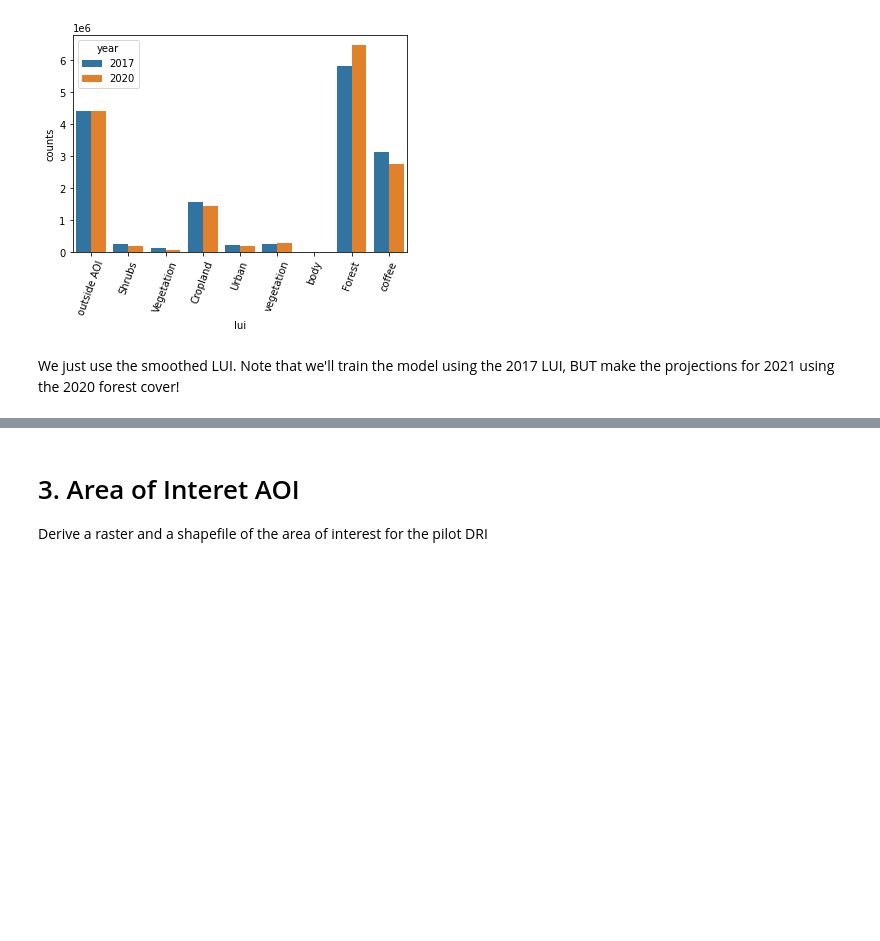
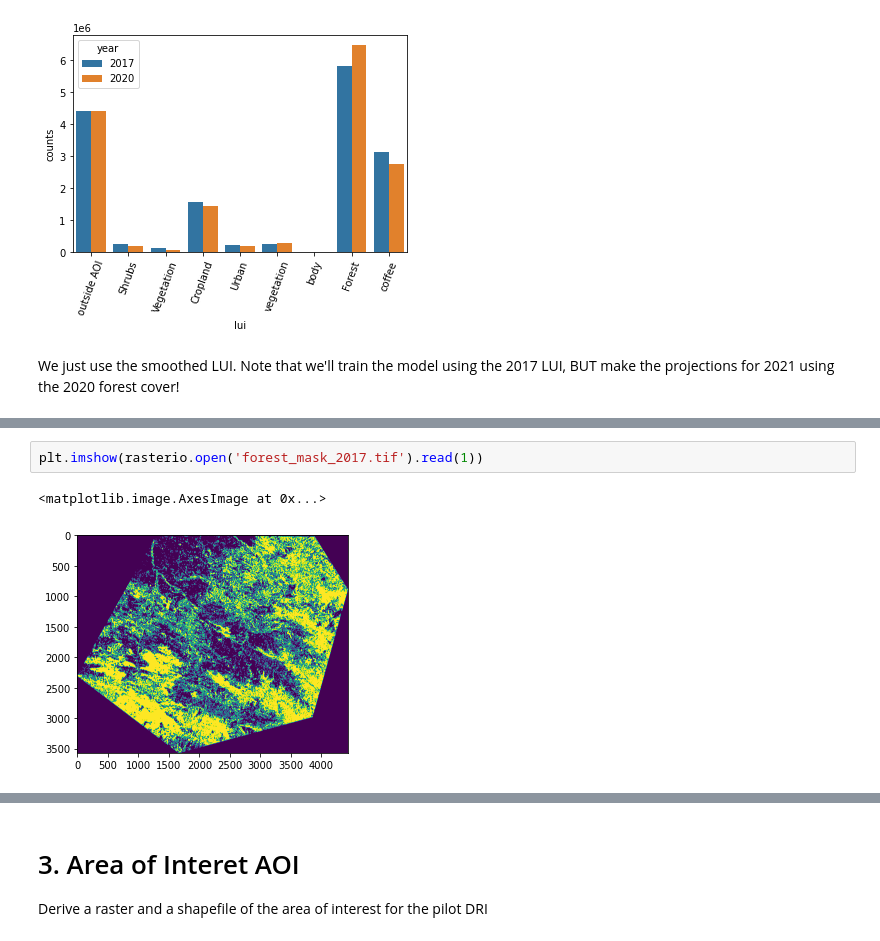
Before and after one commit to pantonar/forest_mind, a Jupyter notebook: analysis/EDA_pilot_guatemala.ipynb, the cells around one changed output, grey strips where cells are left out. Cells and saved outputs as stored; diff of their text form; blank space fills up the shorter version.

```diff
--- a/analysis/EDA_pilot_guatemala.ipynb
+++ b/analysis/EDA_pilot_guatemala.ipynb
@@ -387,0 +509,5 @@ We just use the smoothed LUI. Note that we'll train the model using the 2017 LUI
+# %%
+plt.imshow(rasterio.open('forest_mask_2017.tif').read(1))
+# %% [output]
+<matplotlib.image.AxesImage at 0x...>
+[figure, added]
```
Also changed, not shown: parts of 96 cells of this notebook.
